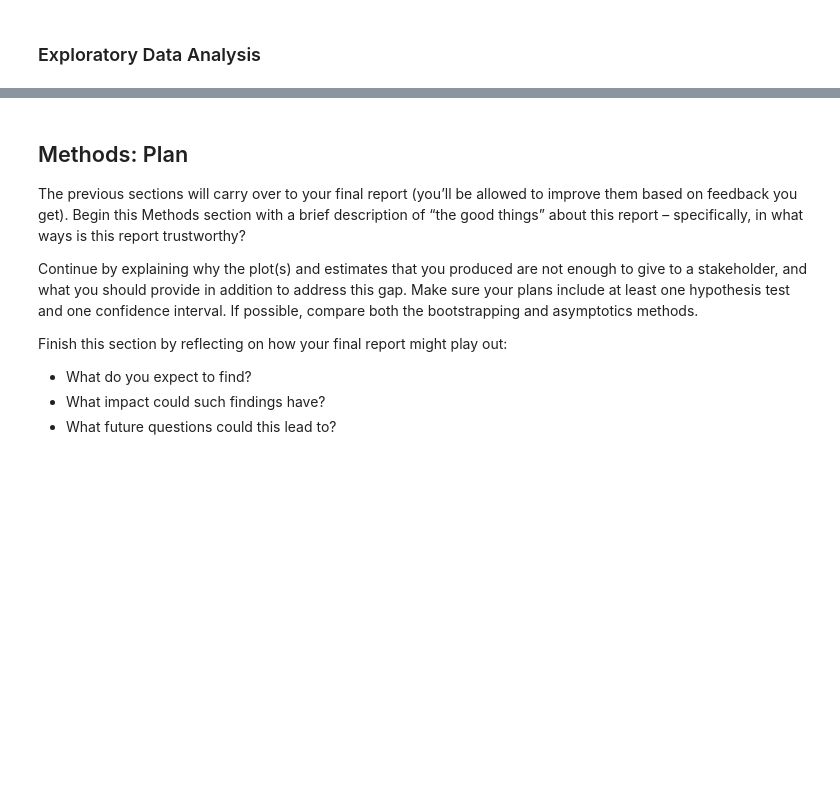
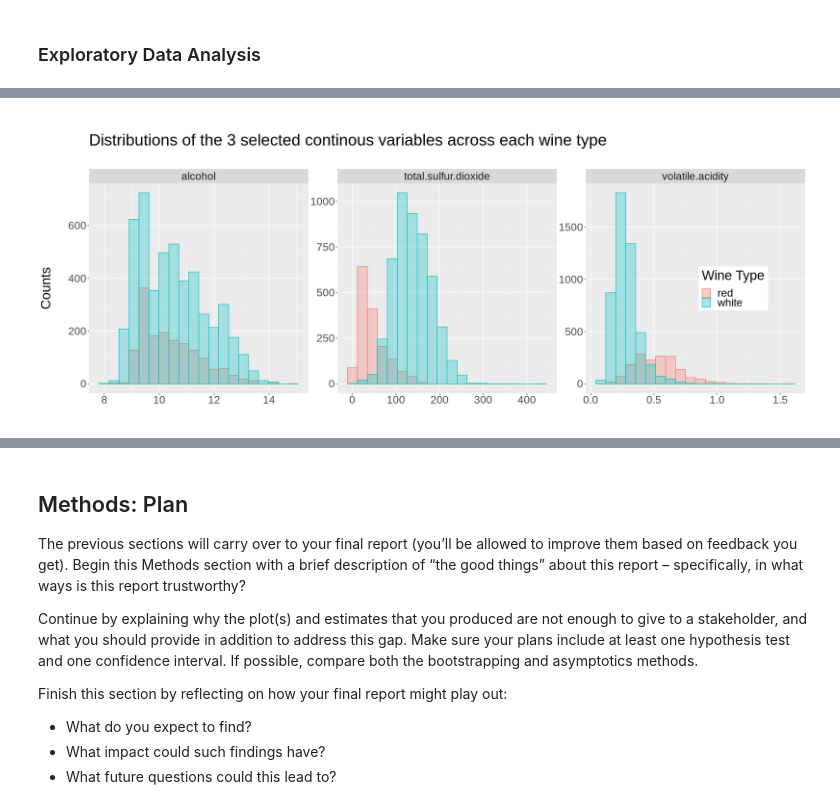
Before and after one commit to omertahi/STAT201-project, a Jupyter notebook: case_proposal.ipynb, the cells around one changed output, grey strips where cells are left out. Drawn from its saved outputs; the diff is of its cells as text; code cells hidden in the pictures; blank space fills up the shorter version.

```diff
--- a/case_proposal.ipynb
+++ b/case_proposal.ipynb
@@ -87,0 +100,24 @@ wine_data |>
+# %%
+options(repr.plot.width = 20, repr.plot.height = 8)
+
+wine_data |>
+    select(type,
+           alcohol,
+           total.sulfur.dioxide,
+           volatile.acidity) |>
+    pivot_longer(cols = -type,
+                names_to = "response",
+                values_to = "values") |>
+    ggplot(aes(x = values, fill = type, colour = type)) +
+    geom_histogram(alpha = 0.3, position = 'identity', bins = 20) +
+    labs(x = "",
+         y = "Counts\n",
+         fill = "Wine Type",
+         colour = "Wine Type",
+         title = "\nDistributions of the 3 selected continous variables across each wine type\n") +
+    facet_wrap(vars(response),
+               scales = "free") +
+    theme(text = element_text(size = 25),
+          legend.position = c(0.90, 0.50))
+# %% [output]
+[figure, added]
```
Also changed, not shown: parts of 6 cells of this notebook.
